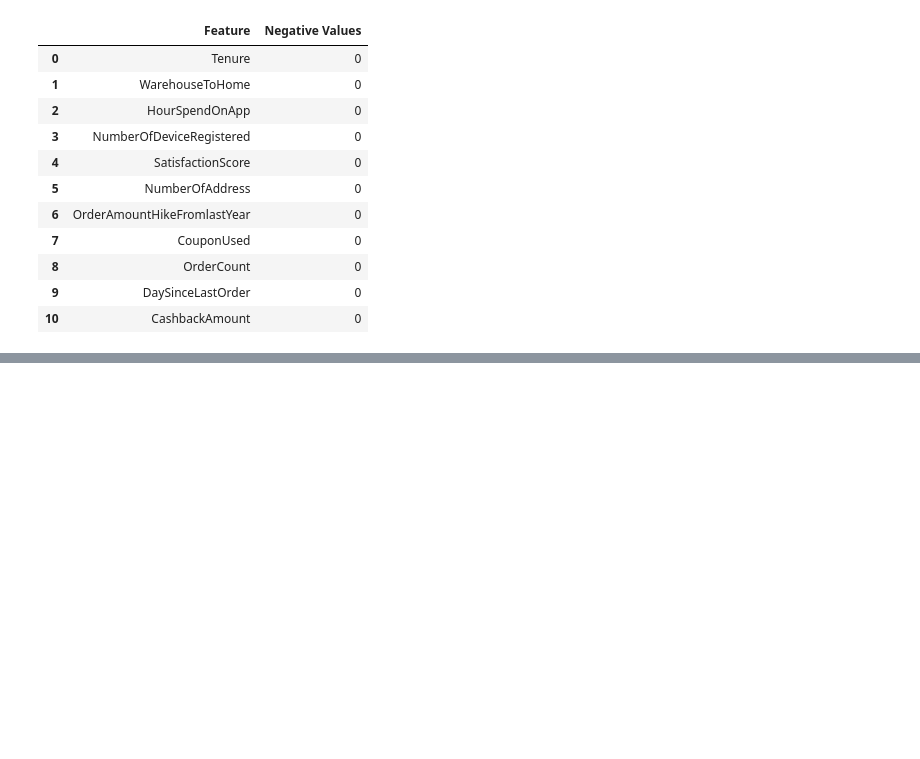
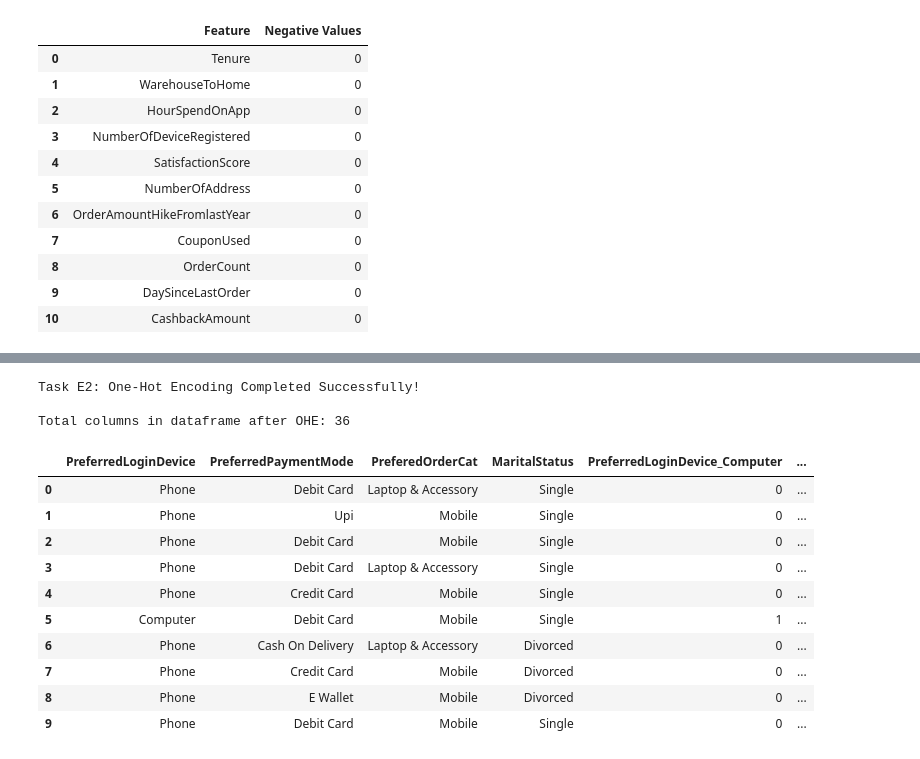
Before and after one commit to DrishtiNigam1928/CUSTOMER_CHURN, a Jupyter notebook: notebooks/main_analysis.ipynb, the cells around one changed output, grey strips where cells are left out. Drawn from its saved outputs; the diff is of its cells as text; code cells hidden in the pictures; blank space fills up the shorter version.

```diff
--- a/notebooks/main_analysis.ipynb
+++ b/notebooks/main_analysis.ipynb
@@ -441,0 +482,48 @@ pd.DataFrame(invalid_report)
+# %%
+# Task E2: One Hot Encoding
+
+one_hot_cols = ["PreferredLoginDevice", "PreferredPaymentMode", "PreferedOrderCat", "MaritalStatus"]
+
+for col in one_hot_cols:
+  if col in df_cleaned.columns:
+    # Get sorted unique values
+    unique_vals = sorted(list(df_cleaned[col].dropna().unique()))
+
+    for val in unique_vals:
+      # format a clean column name by replacing spaces with underscores like PreferredLoginDevice_Phone
+      clean_val_name = str(val).replace(" ", "_")
+      new_col_name = f"{col}_{clean_val_name}"
+
+      binary_column = []
+      for row_val in df_cleaned[col]:
+        if pd.isna(row_val):
+          binary_column.append(0)
+        elif row_val==val:
+          binary_column.append(1)
+        else:
+          binary_column.append(0)
+
+      # assign the new binary column to the df_cleaned
+      df_cleaned[new_col_name] = binary_column
+
+print("Task E2: One-Hot Encoding Completed Successfully!\n")
+print(f"Total columns in dataframe after OHE: {len(df_cleaned.columns)}")
+
+# verification of the columns using display() function
+ohe_sample_cols = [c for c in df_cleaned.columns if any(col in c for col in one_hot_cols)][:20]
+display(df_cleaned[ohe_sample_cols].head(10))
+# %% [output]
+Task E2: One-Hot Encoding Completed Successfully!
+
+Total columns in dataframe after OHE: 36
+|  | PreferredLoginDevice | PreferredPaymentMode | PreferedOrderCat | MaritalStatus | PreferredLoginDevice_Computer | ... |
+| 0 | Phone | Debit Card | Laptop & Accessory | Single | 0 | ... |
+| 1 | Phone | Upi | Mobile | Single | 0 | ... |
+| 2 | Phone | Debit Card | Mobile | Single | 0 | ... |
+| 3 | Phone | Debit Card | Laptop & Accessory | Single | 0 | ... |
+| 4 | Phone | Credit Card | Mobile | Single | 0 | ... |
+| 5 | Computer | Debit Card | Mobile | Single | 1 | ... |
+| 6 | Phone | Cash On Delivery | Laptop & Accessory | Divorced | 0 | ... |
+| 7 | Phone | Credit Card | Mobile | Divorced | 0 | ... |
+| 8 | Phone | E Wallet | Mobile | Divorced | 0 | ... |
+| 9 | Phone | Debit Card | Mobile | Single | 0 | ... |
```
Also changed, not shown: parts of 3 cells of this notebook.
